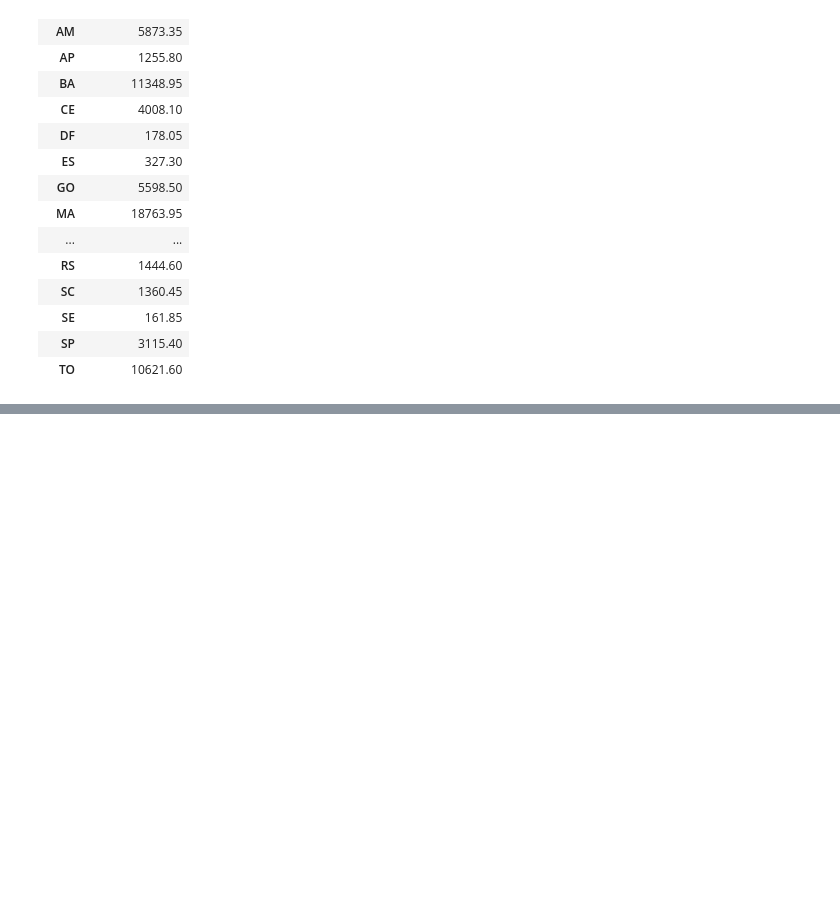
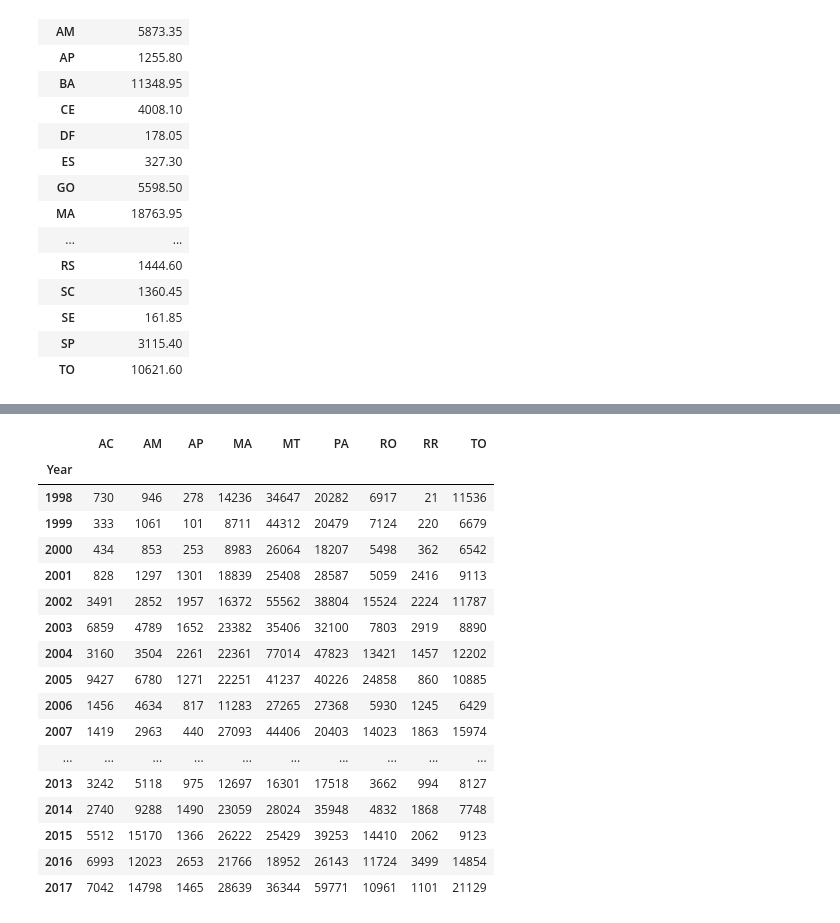
Before and after one commit to hgracemoy/Project1_Group3, a Jupyter notebook: firedata.ipynb, the cells around one changed output, grey strips where cells are left out. Saved outputs shown, nothing was run; the diff lists cells and outputs as text; code cells hidden in the pictures; blank space fills up the shorter version.

```diff
--- a/firedata.ipynb
+++ b/firedata.ipynb
@@ -303,0 +280,64 @@ Amazon_mean_df.to_csv("data/Amazon_mean_df.csv")
+# %%
+YearAC = state_sum_df.loc["AC"]
+YearAC = YearAC.rename(columns={"Number of Fires": "AC"})
+YearAC
+
+
+YearAM = state_sum_df.loc["AM"]
+YearAM = YearAM.rename(columns={"Number of Fires": "AM"})
+YearAM
+
+YearAP = state_sum_df.loc["AP"]
+YearAP = YearAP.rename(columns={"Number of Fires": "AP"})
+YearAP
+
+YearMA = state_sum_df.loc["MA"]
+YearMA = YearMA.rename(columns={"Number of Fires": "MA"})
+YearMA
+
+YearMT = state_sum_df.loc["MT"]
+YearMT = YearMT.rename(columns={"Number of Fires": "MT"})
+YearMT
+
+YearPA = state_sum_df.loc["PA"]
+YearPA = YearPA.rename(columns={"Number of Fires": "PA"})
+YearPA
+
+YearRO = state_sum_df.loc["RO"]
+YearRO = YearRO.rename(columns={"Number of Fires": "RO"})
+YearRO
+
+YearRR = state_sum_df.loc["RR"]
+YearRR = YearRR.rename(columns={"Number of Fires": "RR"})
+YearRR
+
+YearTO = state_sum_df.loc["TO"]
+YearTO = YearTO.rename(columns={"Number of Fires": "TO"})
+YearTO
+
+dfs = [YearAC, YearAM, YearAP, YearMA, YearMT, YearPA, YearRO, YearRR, YearTO]
+
+from functools import reduce
+
+df_ys_merged = reduce(lambda left,right: pd.merge(left,right,on=['Year'],
+                                            how='outer'), dfs)
+df_ys_merged
+# %% [output]
+|  | AC | AM | AP | MA | MT | PA | RO | RR | TO |
+| Year |  |  |  |  |  |  |  |  |  |
+| 1998 | 730 | 946 | 278 | 14236 | 34647 | 20282 | 6917 | 21 | 11536 |
+| 1999 | 333 | 1061 | 101 | 8711 | 44312 | 20479 | 7124 | 220 | 6679 |
+| 2000 | 434 | 853 | 253 | 8983 | 26064 | 18207 | 5498 | 362 | 6542 |
+| 2001 | 828 | 1297 | 1301 | 18839 | 25408 | 28587 | 5059 | 2416 | 9113 |
+| 2002 | 3491 | 2852 | 1957 | 16372 | 55562 | 38804 | 15524 | 2224 | 11787 |
+| 2003 | 6859 | 4789 | 1652 | 23382 | 35406 | 32100 | 7803 | 2919 | 8890 |
+| 2004 | 3160 | 3504 | 2261 | 22361 | 77014 | 47823 | 13421 | 1457 | 12202 |
+| 2005 | 9427 | 6780 | 1271 | 22251 | 41237 | 40226 | 24858 | 860 | 10885 |
+| 2006 | 1456 | 4634 | 817 | 11283 | 27265 | 27368 | 5930 | 1245 | 6429 |
+| 2007 | 1419 | 2963 | 440 | 27093 | 44406 | 20403 | 14023 | 1863 | 15974 |
+| ... | ... | ... | ... | ... | ... | ... | ... | ... | ... |
+| 2013 | 3242 | 5118 | 975 | 12697 | 16301 | 17518 | 3662 | 994 | 8127 |
+| 2014 | 2740 | 9288 | 1490 | 23059 | 28024 | 35948 | 4832 | 1868 | 7748 |
+| 2015 | 5512 | 15170 | 1366 | 26222 | 25429 | 39253 | 14410 | 2062 | 9123 |
+| 2016 | 6993 | 12023 | 2653 | 21766 | 18952 | 26143 | 11724 | 3499 | 14854 |
+| 2017 | 7042 | 14798 | 1465 | 28639 | 36344 | 59771 | 10961 | 1101 | 21129 |
```
Also changed, not shown: parts of 34 cells of this notebook, 9 other files.
